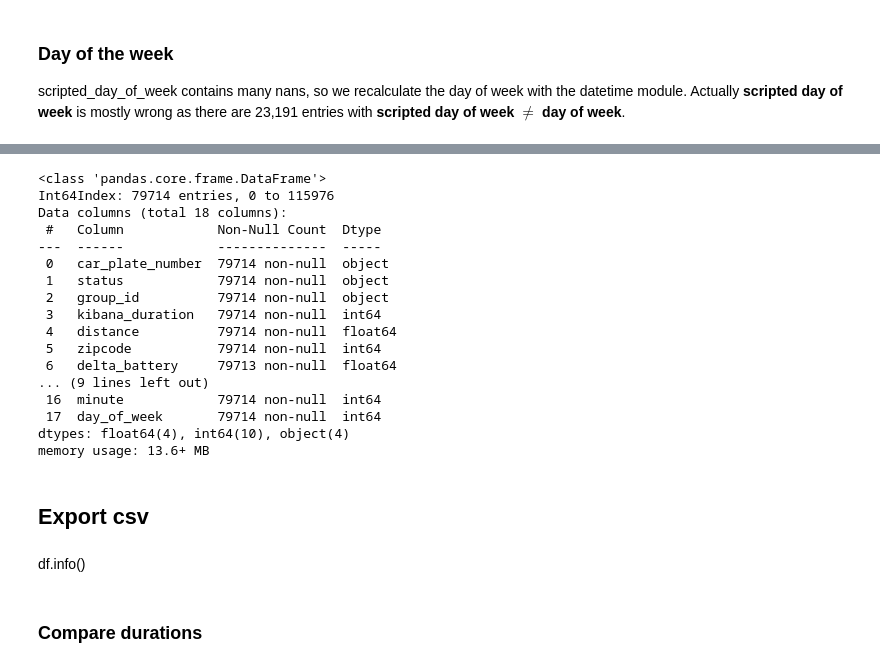
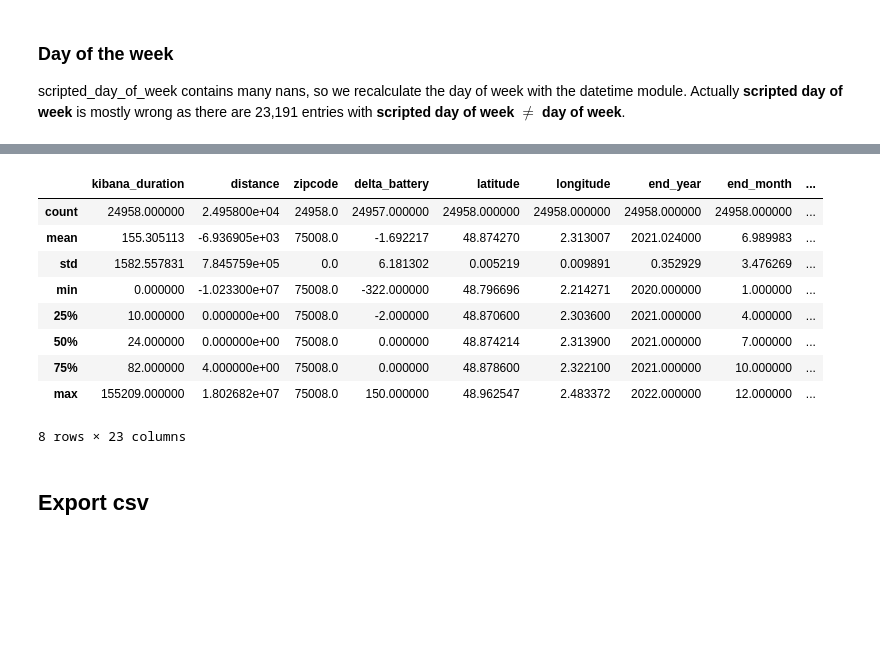
Before and after one commit to paul-mdb/car_sharing_relocation, a Jupyter notebook: es_query.ipynb, the cells around one changed output, grey strips where cells are left out. Drawn from its saved outputs; the diff is of its cells as text; code cells hidden in the pictures; blank space fills up the shorter version.

```diff
--- a/es_query.ipynb
+++ b/es_query.ipynb
@@ -294,3 +300,11 @@ df
+# %%
+def next_group_id(index):
+    next_index = next_segment(index)
+    if next_index == -1:
+        return "no next plate"
+    else :
+        return df.loc[next_index, 'group_id']
+df['next_group_id']=df.index.map(next_group_id)
 # %% [markdown]
 ## Keep only "CLIENT" Group-ids
 # %%
@@ -372,7 +388,7 @@ def new_feature_cum(index, feature_name):
             value += int(df.loc[index_list[ind], feature_name])
         return value
 # %%
-features_to_change = ['latitude', 'longitude']
+features_to_change = ['latitude', 'longitude', "start_year", "start_month", "start_day_number", "start_hour", "start_minutes"]
 features_to_cumulate = ['distance', 'delta_battery']
 
 for name in features_to_change :
@@ -428,5 +444,3 @@ df['month']=df.index.map(lambda x: start_date(x)[1])
 df['day_number']=df.index.map(lambda x: start_date(x)[2])
 df['hour']=df.index.map(lambda x: start_date(x)[3])
 df['minute']=df.index.map(lambda x: start_date(x)[4])
-# %%
-df.drop(['end_year', 'end_month', 'end_day_number', 'time_since_2020'], axis=1, inplace=True)
@@ -435,9 +481,9 @@ df.drop(['end_year', 'end_month', 'end_day_number', 'time_since_2020'], axis=1,
 scripted_day_of_week contains many nans, so we recalculate the day of week with the datetime module. Actually __scripted day of week__ is mostly wrong as there are 23,191 entries with __scripted day of week__ $\neq$ __day of week__.
 # %%
 def get_week_day(index):
-    day = df.loc[index, 'day_number']
-    month = monthdict[df.loc[index, 'month']]+1
-    year = df.loc[index, 'year']
+    day = int(df.loc[index, 'day_number'])
+    month = int(monthdict[df.loc[index, 'month']]+1)
+    year = int(df.loc[index, 'year'])
     if day==0:
         # Bug: 179 entries with date 2021-01-0, scripted_day_of_week was indicating 3 in isoweekday
         return 2
@@ -447,20 +507,13 @@ df['day_of_week']=df.index.map(get_week_day)
 # %%
-df.info()
+df.describe()
 # %% [output]
+|  | kibana_duration | distance | zipcode | delta_battery | latitude | longitude | end_year | end_month | ... |
+| count | 24958.000000 | 2.495800e+04 | 24958.0 | 24957.000000 | 24958.000000 | 24958.000000 | 24958.000000 | 24958.000000 | ... |
+| mean | 155.305113 | -6.936905e+03 | 75008.0 | -1.692217 | 48.874270 | 2.313007 | 2021.024000 | 6.989983 | ... |
+| std | 1582.557831 | 7.845759e+05 | 0.0 | 6.181302 | 0.005219 | 0.009891 | 0.352929 | 3.476269 | ... |
+| min | 0.000000 | -1.023300e+07 | 75008.0 | -322.000000 | 48.796696 | 2.214271 | 2020.000000 | 1.000000 | ... |
+| 25% | 10.000000 | 0.000000e+00 | 75008.0 | -2.000000 | 48.870600 | 2.303600 | 2021.000000 | 4.000000 | ... |
+| 50% | 24.000000 | 0.000000e+00 | 75008.0 | 0.000000 | 48.874214 | 2.313900 | 2021.000000 | 7.000000 | ... |
+| 75% | 82.000000 | 4.000000e+00 | 75008.0 | 0.000000 | 48.878600 | 2.322100 | 2021.000000 | 10.000000 | ... |
+| max | 155209.000000 | 1.802682e+07 | 75008.0 | 150.000000 | 48.962547 | 2.483372 | 2022.000000 | 12.000000 | ... |
-<class 'pandas.core.frame.DataFrame'>
-Int64Index: 79714 entries, 0 to 115976
-Data columns (total 18 columns):
- #   Column            Non-Null Count  Dtype
----  ------            --------------  -----
- 0   car_plate_number  79714 non-null  object
- 1   status            79714 non-null  object
- 2   group_id          79714 non-null  object
- 3   kibana_duration   79714 non-null  int64
- 4   distance          79714 non-null  float64
- 5   zipcode           79714 non-null  int64
- 6   delta_battery     79713 non-null  float64
-... (9 lines left out)
- 16  minute            79714 non-null  int64
- 17  day_of_week       79714 non-null  int64
-dtypes: float64(4), int64(10), object(4)
-memory usage: 13.6+ MB
+8 rows × 23 columns
@@ -471,4 +533,0 @@ df.to_csv("75015.csv")
-# %% [markdown]
-df.info()
-# %% [markdown]
-### Compare durations
```
Also changed, not shown: parts of 24 cells of this notebook, 2 other files.
